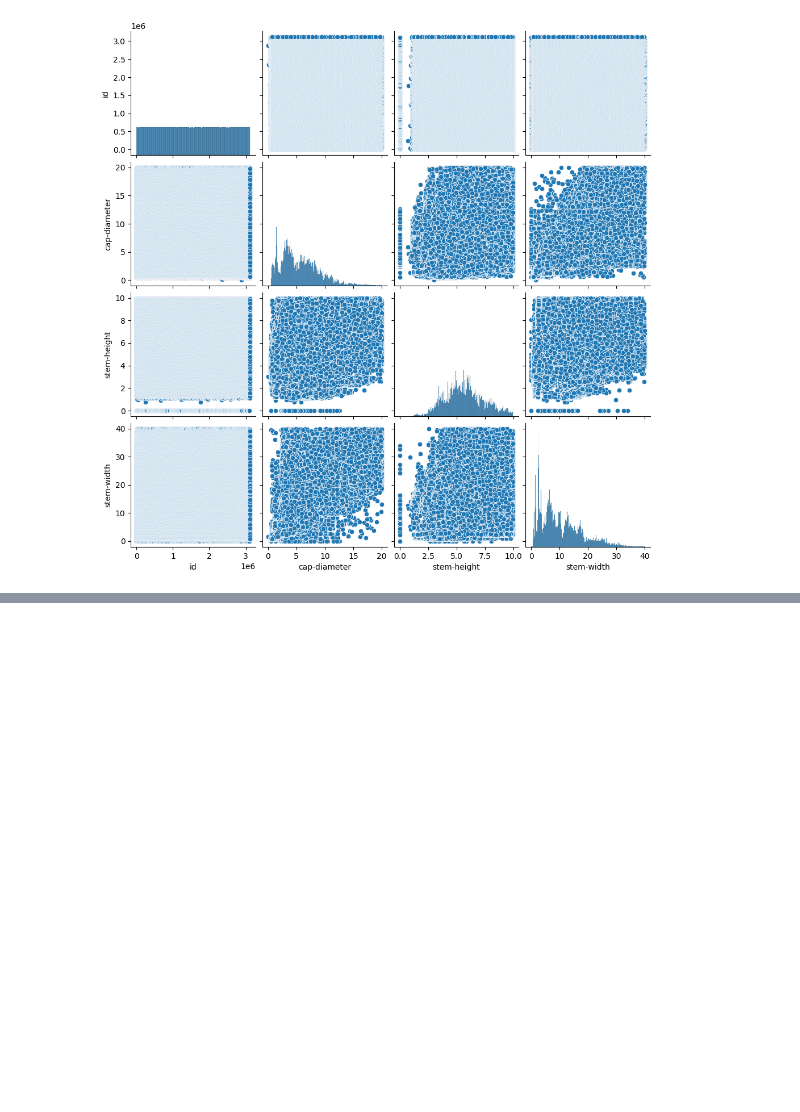
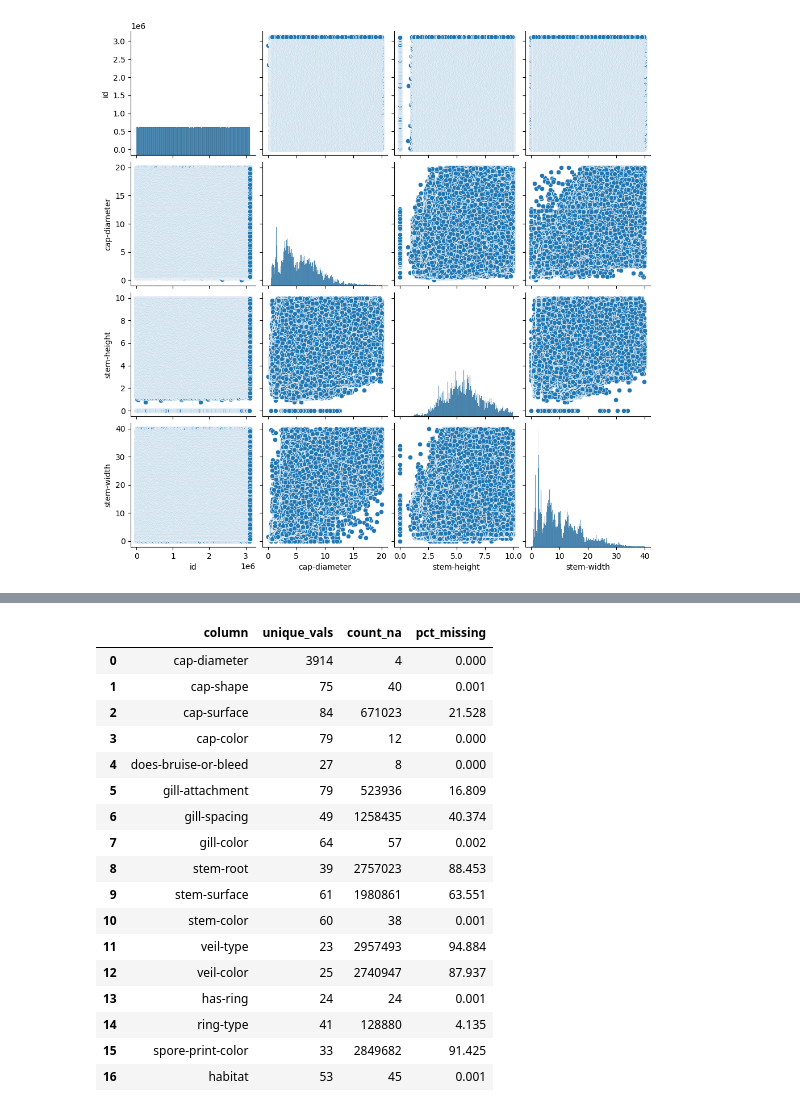
Before and after one commit to minimartzz/poison-mushrooms, a Jupyter notebook: exploration.ipynb, the cells around one changed output, grey strips where cells are left out. Saved outputs shown, nothing was run; the diff lists cells and outputs as text; code cells hidden in the pictures; blank space fills up the shorter version.

```diff
--- a/exploration.ipynb
+++ b/exploration.ipynb
@@ -378,0 +403,44 @@ sns.pairplot(df_numb)
+# %%
+def check_na(df: pd.DataFrame) -> pd.DataFrame:
+  """Returns a list of columns that contain Null values
+
+  Args:
+      df (pd.DataFrame): dataframe to check
+
+  Returns:
+      list: list of columns containing Null values
+  """
+  out = {
+    'column': [],
+    'unique_vals': [],
+    'count_na': [],
+    'pct_missing': []
+  }
+  for col in df.columns:
+    if df[col].isnull().values.any():
+      out['column'].append(col)
+      out['unique_vals'].append(len(df[col].unique()))
+      out['count_na'].append(df[col].isnull().sum())
+      out['pct_missing'].append((df[col].isnull().sum() / len(df[col]) * 100).round(3))
+  return pd.DataFrame(out)
+# %%
+check_na(df)
+# %% [output]
+|  | column | unique_vals | count_na | pct_missing |
+| 0 | cap-diameter | 3914 | 4 | 0.000 |
+| 1 | cap-shape | 75 | 40 | 0.001 |
+| 2 | cap-surface | 84 | 671023 | 21.528 |
+| 3 | cap-color | 79 | 12 | 0.000 |
+| 4 | does-bruise-or-bleed | 27 | 8 | 0.000 |
+| 5 | gill-attachment | 79 | 523936 | 16.809 |
+| 6 | gill-spacing | 49 | 1258435 | 40.374 |
+| 7 | gill-color | 64 | 57 | 0.002 |
+| 8 | stem-root | 39 | 2757023 | 88.453 |
+| 9 | stem-surface | 61 | 1980861 | 63.551 |
+| 10 | stem-color | 60 | 38 | 0.001 |
+| 11 | veil-type | 23 | 2957493 | 94.884 |
+| 12 | veil-color | 25 | 2740947 | 87.937 |
+| 13 | has-ring | 24 | 24 | 0.001 |
+| 14 | ring-type | 41 | 128880 | 4.135 |
+| 15 | spore-print-color | 33 | 2849682 | 91.425 |
+| 16 | habitat | 53 | 45 | 0.001 |
```
Also changed, not shown: parts of 10 cells of this notebook, 3 other files.
